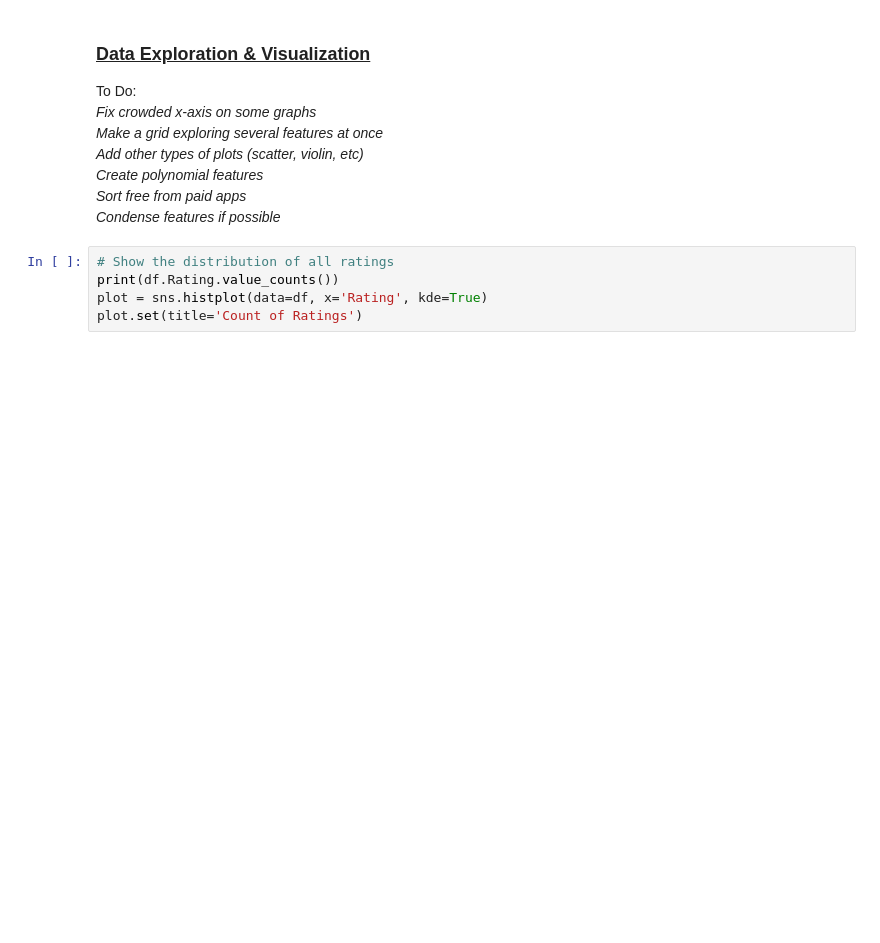
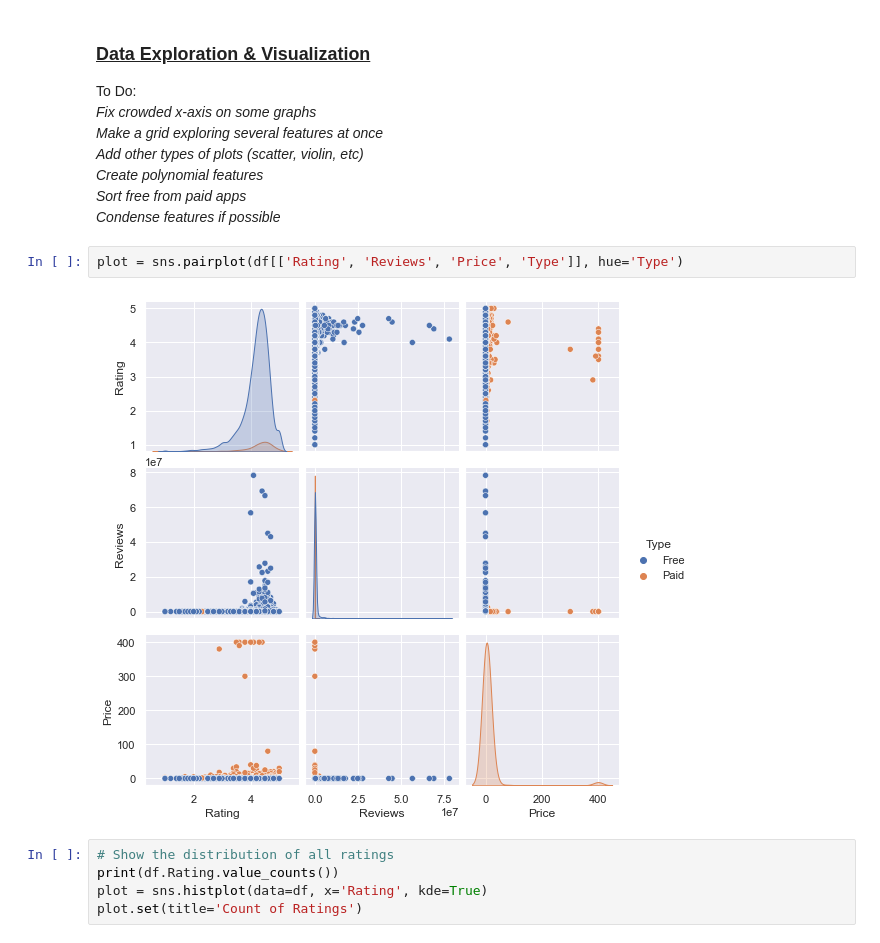
Before and after one commit to bryanaguiar/Data-Science-Group-Project, a Jupyter notebook: Playstore_Analysis_Data_Clean_Up.ipynb, the cells around one changed output. Saved outputs shown, nothing was run; the diff lists cells and outputs as text; blank space fills up the shorter version.

```diff
--- a/Playstore_Analysis_Data_Clean_Up.ipynb
+++ b/Playstore_Analysis_Data_Clean_Up.ipynb
@@ -159,6 +184,10 @@ Add other types of plots (scatter, violin, etc) <br>
 Create polynomial features<br>
 Sort free from paid apps<br>
 Condense features if possible</i></p>
+# %%
+plot = sns.pairplot(df[['Rating', 'Reviews', 'Price', 'Type']], hue='Type')
+# %% [output]
+[figure, added]
 # %%
 # Show the distribution of all ratings
 print(df.Rating.value_counts())
```
Also changed, not shown: parts of 11 cells of this notebook.
